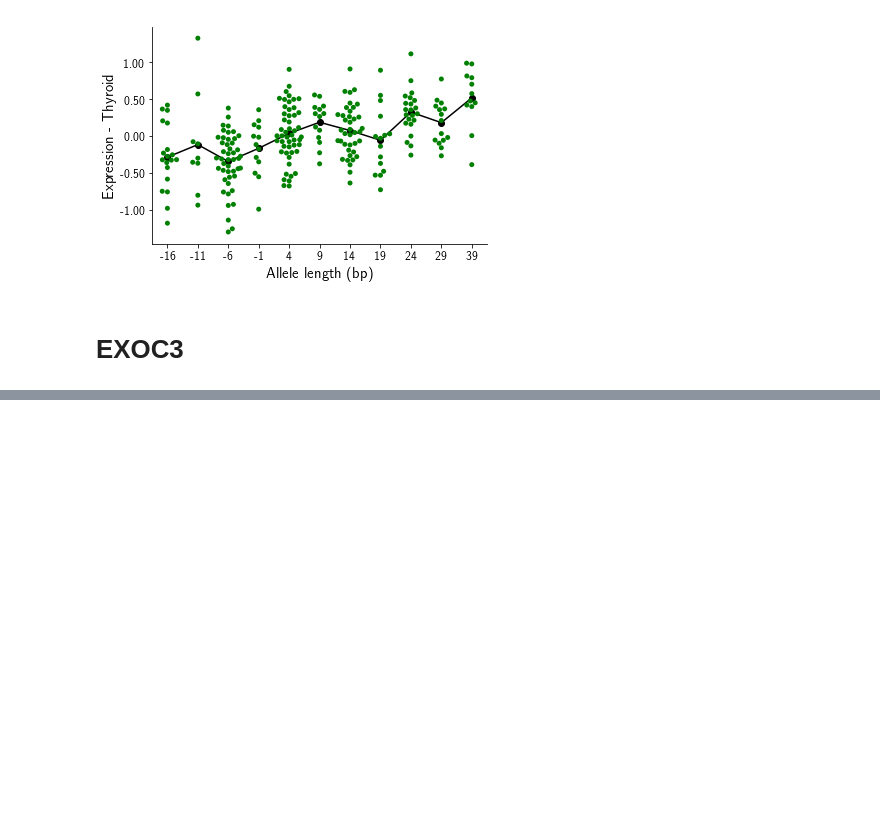
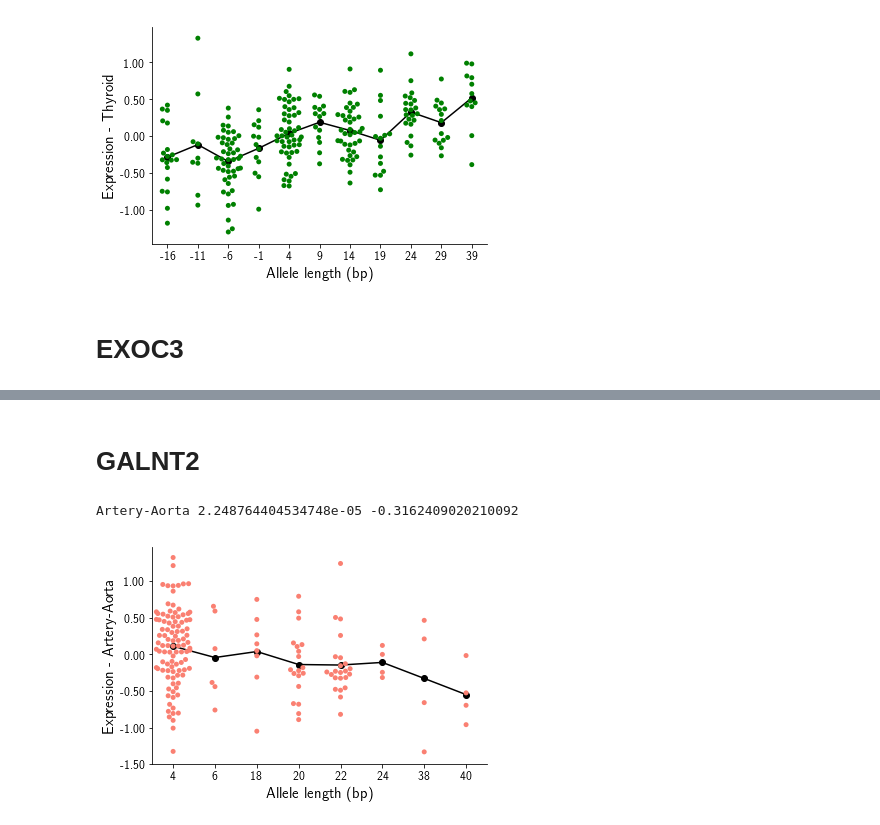
Before and after one commit to gymreklab/gtex-estrs-paper, a Jupyter notebook: Figures/eSTRLiteratureExamples.ipynb, the cells around one changed output, grey strips where cells are left out. Saved outputs shown, nothing was run; the diff lists cells and outputs as text; code cells hidden in the pictures; blank space fills up the shorter version.

```diff
--- a/Figures/eSTRLiteratureExamples.ipynb
+++ b/Figures/eSTRLiteratureExamples.ipynb
@@ -1271,0 +1320,14 @@ Esophagus-Muscularis 4.529487478854264e-11 0.4565877628674536
+# %% [markdown]
+# GALNT2
+# %%
+chrom = "chr1"
+start = 230264005
+end = 230264005
+gene = "ENSG00000143641.8"
+best_tissue, best_p, best_beta = GetBestTissue(chrom, start, gene, data)
+if SAVEPLOT: fname = os.path.join(RESULTSDIR, "SuppFig_Literature_GALNT2.pdf")
+else: fname = None
+PlotESTR(gene, best_tissue, chrom, start, end, COLORS, fname=fname)
+# %% [output]
+Artery-Aorta 2.248764404534748e-05 -0.3162409020210092
+[figure, added]
```
Also changed, not shown: parts of 48 cells of this notebook, 11 other files.
